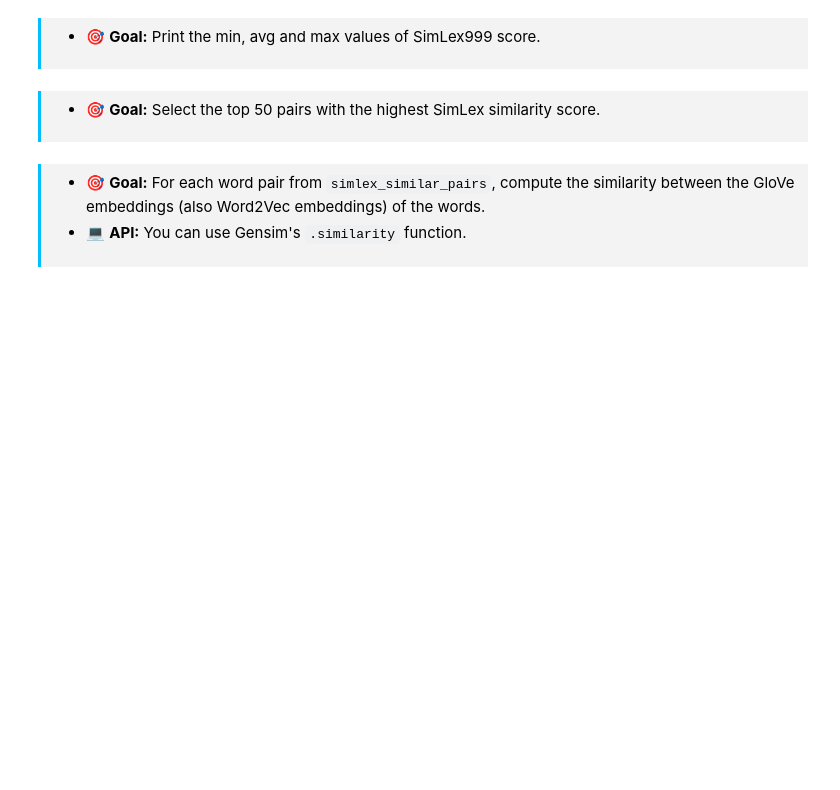
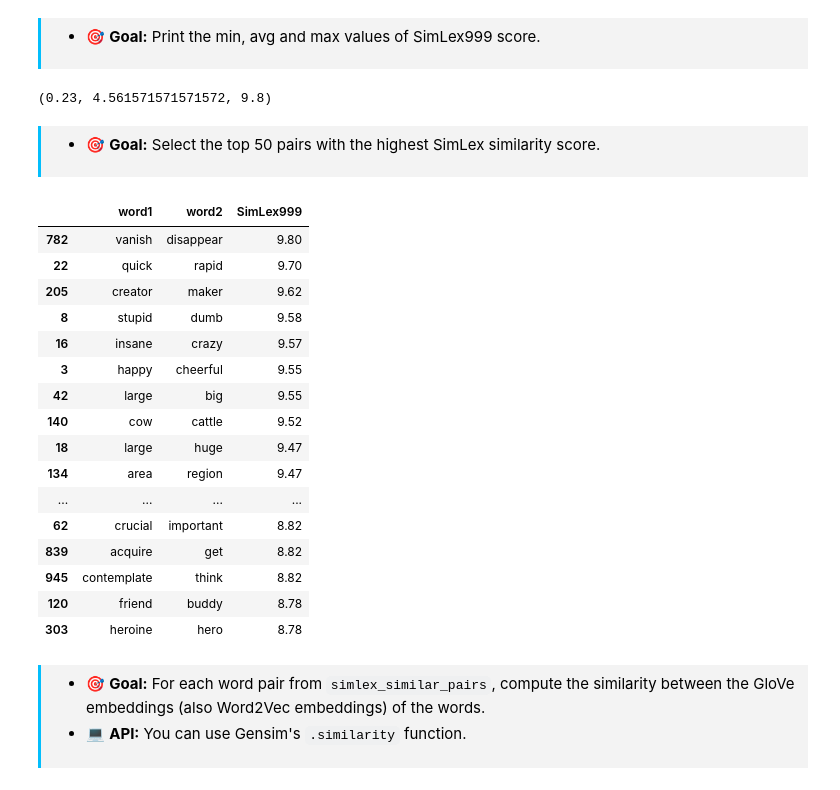
Before and after one commit to zhestyatsky/cs-552-modern-nlp, a Jupyter notebook: Exercises/Week 1 - Word Embeddings/Exercise-Session-Week-1.ipynb, the cells around one changed output. Cells and saved outputs as stored; diff of their text form; code cells hidden in the pictures; blank space fills up the shorter version.

```diff
--- a/Exercises/Week 1 - Word Embeddings/Exercise-Session-Week-1.ipynb
+++ b/Exercises/Week 1 - Word Embeddings/Exercise-Session-Week-1.ipynb
@@ -279,7 +463,9 @@ simlex.head()
 </div>
 # %%
 # stats on the SimLex999 similarity score
-# ...
+simlex["SimLex999"].min(), simlex["SimLex999"].mean(), simlex["SimLex999"].max()
+# %% [output]
+(0.23, 4.561571571571572, 9.8)
 # %% [markdown]
 <div style="padding:8px 0 8px 15px;border-left:3px solid #03befc;background-color:#F3F3F3;">
 
@@ -287,7 +473,26 @@ simlex.head()
 </div>
 # %%
 # select a subset of word-pairs with the highest similiarity score given by annotators
-# simlex_similar_pairs = ...
+simlex_similar_pairs = simlex.nlargest(50, "SimLex999")
+simlex_similar_pairs
+# %% [output]
+|  | word1 | word2 | SimLex999 |
+| 782 | vanish | disappear | 9.80 |
+| 22 | quick | rapid | 9.70 |
+| 205 | creator | maker | 9.62 |
+| 8 | stupid | dumb | 9.58 |
+| 16 | insane | crazy | 9.57 |
+| 3 | happy | cheerful | 9.55 |
+| 42 | large | big | 9.55 |
+| 140 | cow | cattle | 9.52 |
+| 18 | large | huge | 9.47 |
+| 134 | area | region | 9.47 |
+| ... | ... | ... | ... |
+| 62 | crucial | important | 8.82 |
+| 839 | acquire | get | 8.82 |
+| 945 | contemplate | think | 8.82 |
+| 120 | friend | buddy | 8.78 |
+| 303 | heroine | hero | 8.78 |
 # %% [markdown]
 <div style="padding:8px 0 8px 15px;border-left:3px solid #03befc;background-color:#F3F3F3;">
 
```
Also changed, not shown: parts of 26 cells of this notebook, 3 other files.
